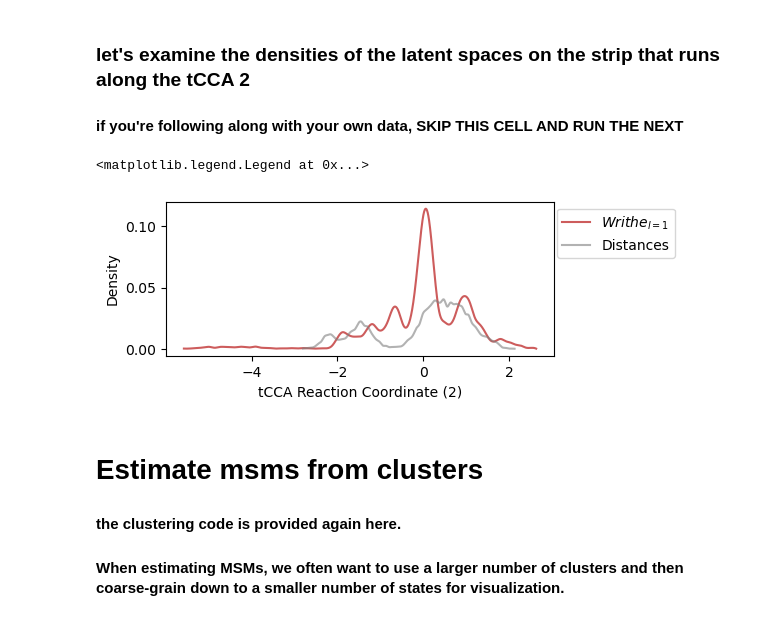
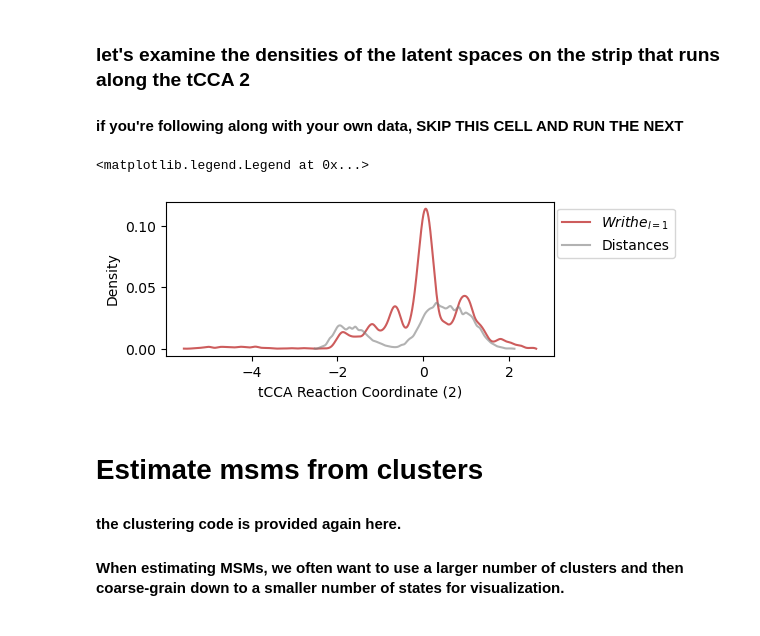
Before and after one commit to tommysisk/writhe_tools, a Jupyter notebook: examples/writhe_demo.ipynb, the cells around one changed output. Drawn from its saved outputs; the diff is of its cells as text; code cells hidden in the pictures.

```diff
--- a/examples/writhe_demo.ipynb
+++ b/examples/writhe_demo.ipynb
@@ -266,24 +266,24 @@ writhe_proj = np.load("./example_results/writhe_tcca_proj_length_1_lag_31.npy")
 # %%
 from writhe_tools.stats import smooth_hist
 
 plt.figure(figsize=(5,2))
-idx = writhe_proj[:, 0] < -.1
+idx = writhe_proj[:, 0] < -.15
 
 plt.plot(*smooth_hist(writhe_proj[:, 1][idx], bins=70, samples=10000),
          color='indianred',
          label=r"$Writhe_{l=1}$")
 
 plt.plot(*smooth_hist(distances_proj[:, 1][idx], bins=70, samples=10000),
          color="gray",
          alpha=.6,
          label="Distances")
 
 plt.xlabel("tCCA Reaction Coordinate (2)")
 plt.ylabel("Density")
 plt.legend(bbox_to_anchor=[1.33,1])
 # %% [output]
 <matplotlib.legend.Legend at 0x...>
-[figure, old version]
+[figure, new version]
 # %%
 # plot all of one component
 
```
Also changed, not shown: parts of 2 cells of this notebook.
